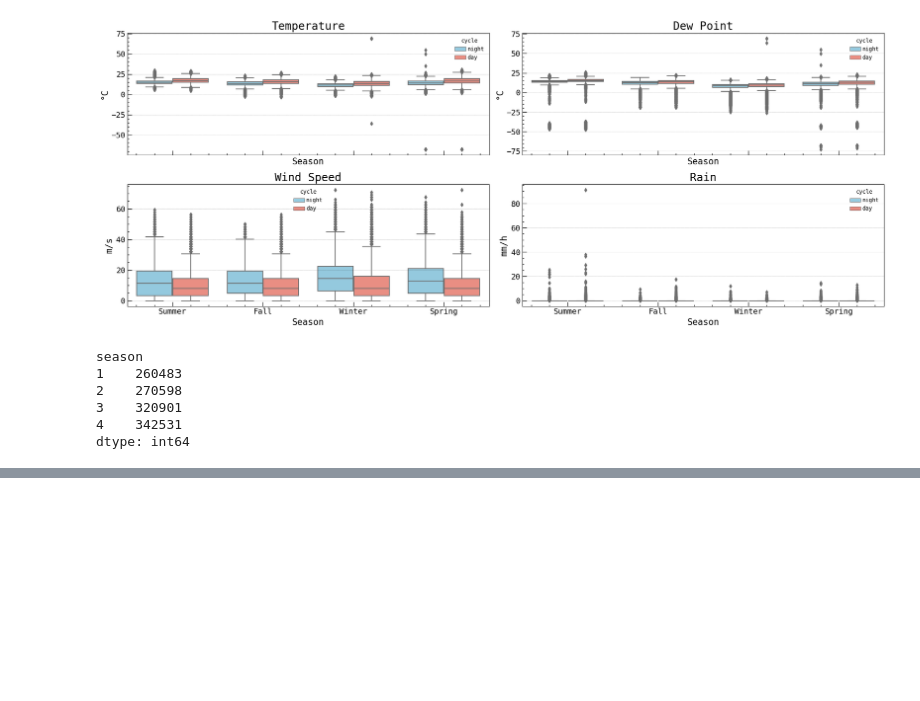
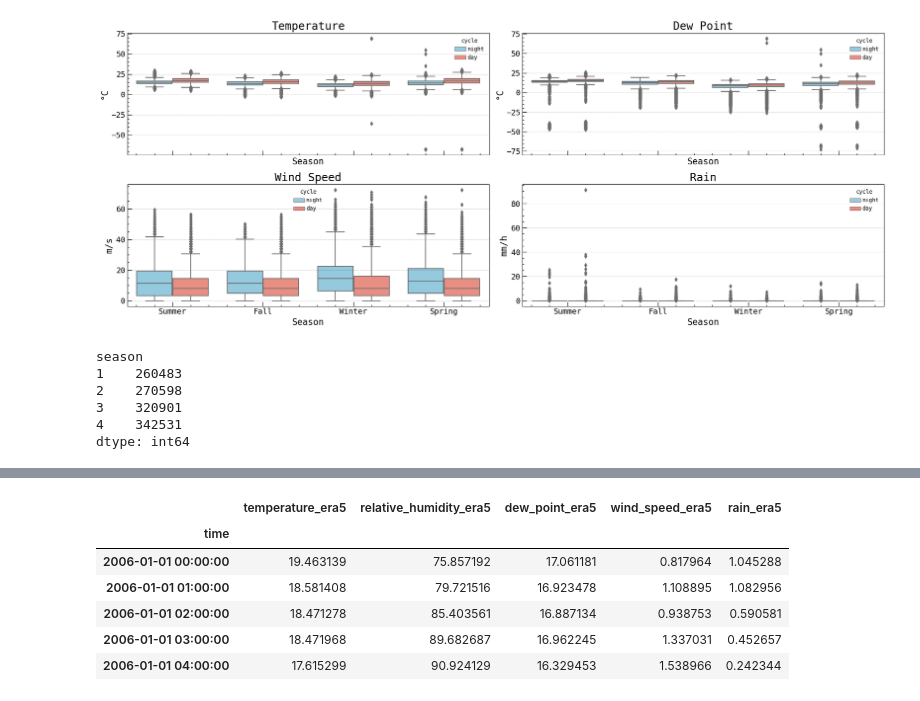
Before and after one commit to killatc/GSST-daytime-sky-quality, a Jupyter notebook: src/Meteorological_Diurnal_Analysis.ipynb, the cells around one changed output, grey strips where cells are left out. Cells and saved outputs as stored; diff of their text form; code cells hidden in the pictures; blank space fills up the shorter version.

```diff
--- a/src/Meteorological_Diurnal_Analysis.ipynb
+++ b/src/Meteorological_Diurnal_Analysis.ipynb
@@ -333,0 +299,49 @@ def plot_variable_analysis(data, variable, variable_unit, months, output_path, s
+# %%
+temp = xr.open_mfdataset("../data/Reanalysis_ERA5/Single_Level/2m_temperature*.nc", combine='by_coords')
+temp = temp.mean(dim=['latitude', 'longitude'])
+temp = temp.sel(time=slice(start_date, end_date))
+temp['t2m'] = temp.t2m - 273.15
+
+
+# temp = xr.open_mfdataset("../data/Reanalysis_ERA5/Vertical_Profile/temperature_1000hPa_*.nc", combine='by_coords')
+# temp = temp.mean(dim=['latitude', 'longitude'])
+# temp = temp.sel(time=slice(start_date, end_date))
+# temp['t'] = temp.t - 273.15
+
+rh = xr.open_mfdataset("../data/Reanalysis_ERA5/Vertical_Profile/relative_humidity_1000hPa_*.nc", combine='by_coords')
+rh = rh.mean(dim=['latitude', 'longitude'])
+rh = rh.sel(time=slice(start_date, end_date))
+
+
+dew = xr.open_mfdataset("../data/Reanalysis_ERA5/Single_Level/2m_dewpoint_temperature*.nc", combine='by_coords')
+dew = dew.mean(dim=['latitude', 'longitude'])
+dew = dew.sel(time=slice(start_date, end_date))
+dew['d2m'] = dew.d2m - 273.15
+
+u = xr.open_mfdataset("../data/Reanalysis_ERA5/Single_Level/10m_u_component_of_wind*.nc", combine='by_coords')
+v = xr.open_mfdataset("../data/Reanalysis_ERA5/Single_Level/10m_v_component_of_wind*.nc", combine='by_coords')
+# u = xr.open_mfdataset("../data/Reanalysis_ERA5/Vertical_Profile/u_component_of_wind_1000hPa_*.nc", combine='by_coords')
+# v = xr.open_mfdataset("../data/Reanalysis_ERA5/Vertical_Profile/v_component_of_wind_1000hPa_*.nc", combine='by_coords')
+wind = u.copy()
+wind['ws'] = np.sqrt(u.u10**2 + v.v10**2)
+wind = wind.drop(['u10'])
+wind = wind.mean(dim=['latitude', 'longitude'])
+wind = wind.sel(time=slice(start_date, end_date))
+
+rain = xr.open_mfdataset("../data/Reanalysis_ERA5/Single_Level/total_precipitation*.nc", combine='by_coords')
+rain = rain.mean(dim=['latitude', 'longitude'])
+rain = rain.sel(time=slice(start_date, end_date))
+rain['tp'] = rain.tp * 1000
+
+
+df_era5 = xr.merge([temp, rh, dew, wind, rain]).to_dataframe()
+df_era5.columns = ['temperature_era5', 'relative_humidity_era5', 'dew_point_era5', 'wind_speed_era5', 'rain_era5']
+df_era5.head()
+# %% [output]
+|  | temperature_era5 | relative_humidity_era5 | dew_point_era5 | wind_speed_era5 | rain_era5 |
+| time |  |  |  |  |  |
+| 2006-01-01 00:00:00 | 19.463139 | 75.857192 | 17.061181 | 0.817964 | 1.045288 |
+| 2006-01-01 01:00:00 | 18.581408 | 79.721516 | 16.923478 | 1.108895 | 1.082956 |
+| 2006-01-01 02:00:00 | 18.471278 | 85.403561 | 16.887134 | 0.938753 | 0.590581 |
+| 2006-01-01 03:00:00 | 18.471968 | 89.682687 | 16.962245 | 1.337031 | 0.452657 |
+| 2006-01-01 04:00:00 | 17.615299 | 90.924129 | 16.329453 | 1.538966 | 0.242344 |
```
Also changed, not shown: parts of 6 cells of this notebook, 5 other files.
